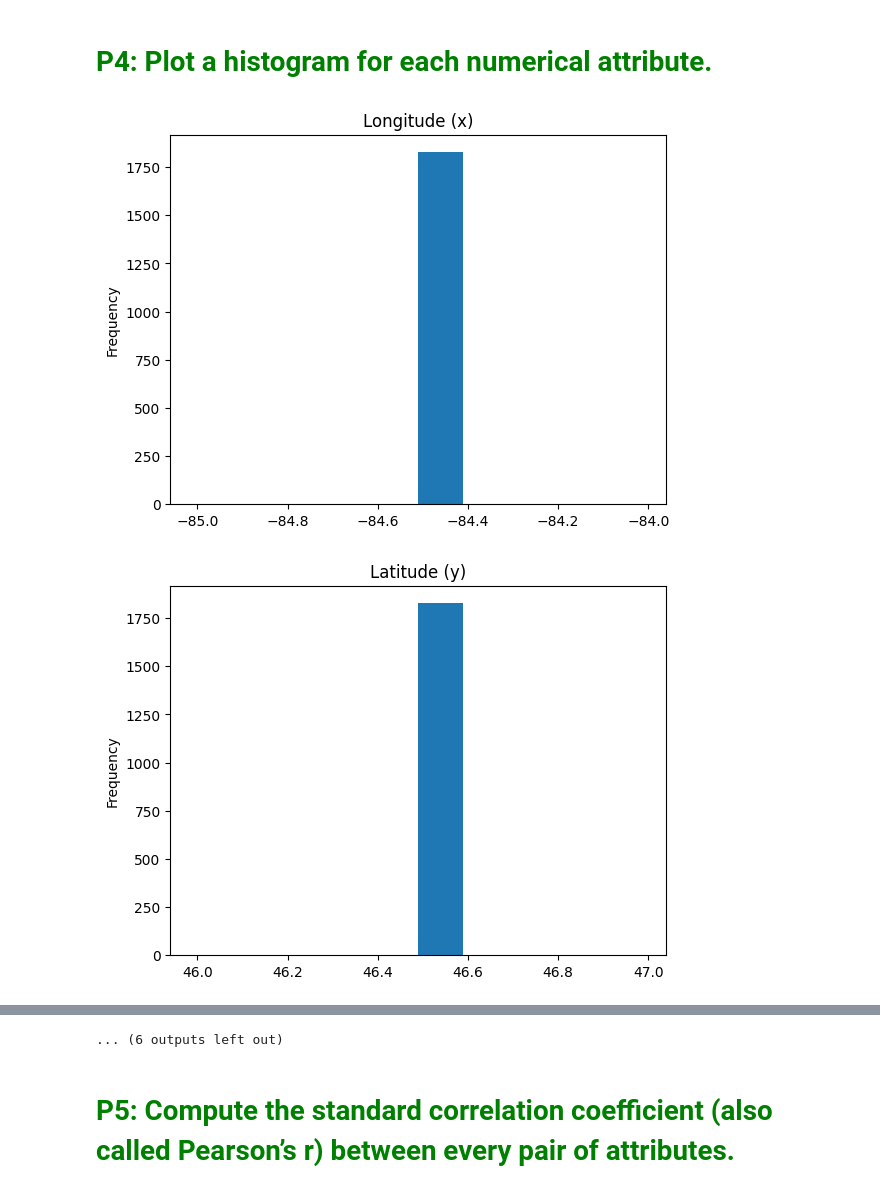
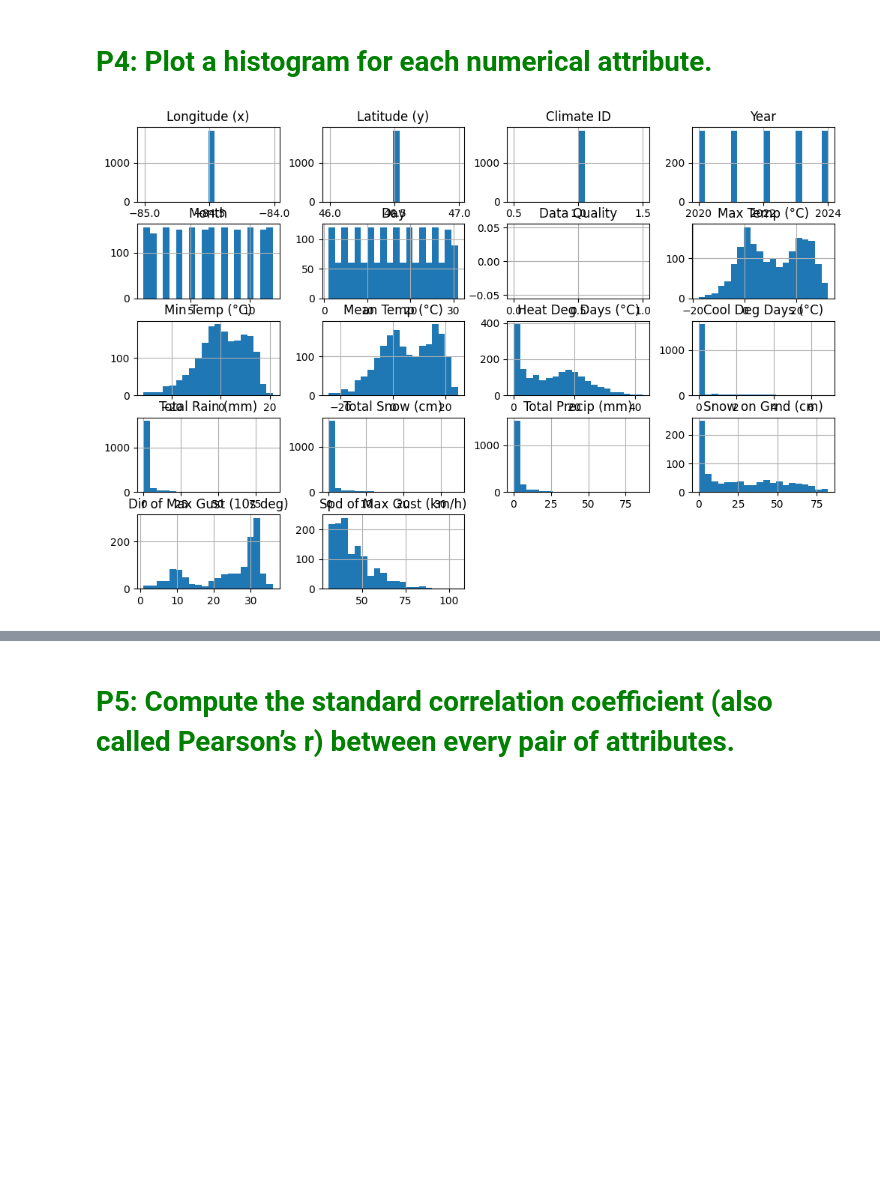
Before and after one commit to Zhaoleon9/PythonAssignments, a Jupyter notebook: Assignment-4.ipynb, the cells around one changed output, grey strips where cells are left out. Saved outputs shown, nothing was run; the diff lists cells and outputs as text; code cells hidden in the pictures; blank space fills up the shorter version.

```diff
--- a/Assignment-4.ipynb
+++ b/Assignment-4.ipynb
@@ -77,10 +77,7 @@ Index(['Longitude (x)', 'Latitude (y)', 'Climate ID', 'Year', 'Month', 'Day',
 # %%
 #Codes of P4 here
 import matplotlib.pyplot as plt
-for numcol in out_num_df.columns:
-    out_num_df[numcol].plot.hist()
-    plt.title(numcol)
-    plt.show()
+out_num_df.hist(figsize=(12,8), bins=20)
+plt.show()
 # %% [output]
-[figure, old version]
+[figure, new version]
-[figure, removed]
@@ -97,4 +84,3 @@ for numcol in out_num_df.columns:
-... (6 outputs left out)
 # %% [markdown]
 # <span style="color:Green">P5: Compute the standard correlation coefficient (also called Pearson’s r) between every pair of attributes.</span>
 # %%
```
Also changed, not shown: parts of 6 cells of this notebook.
